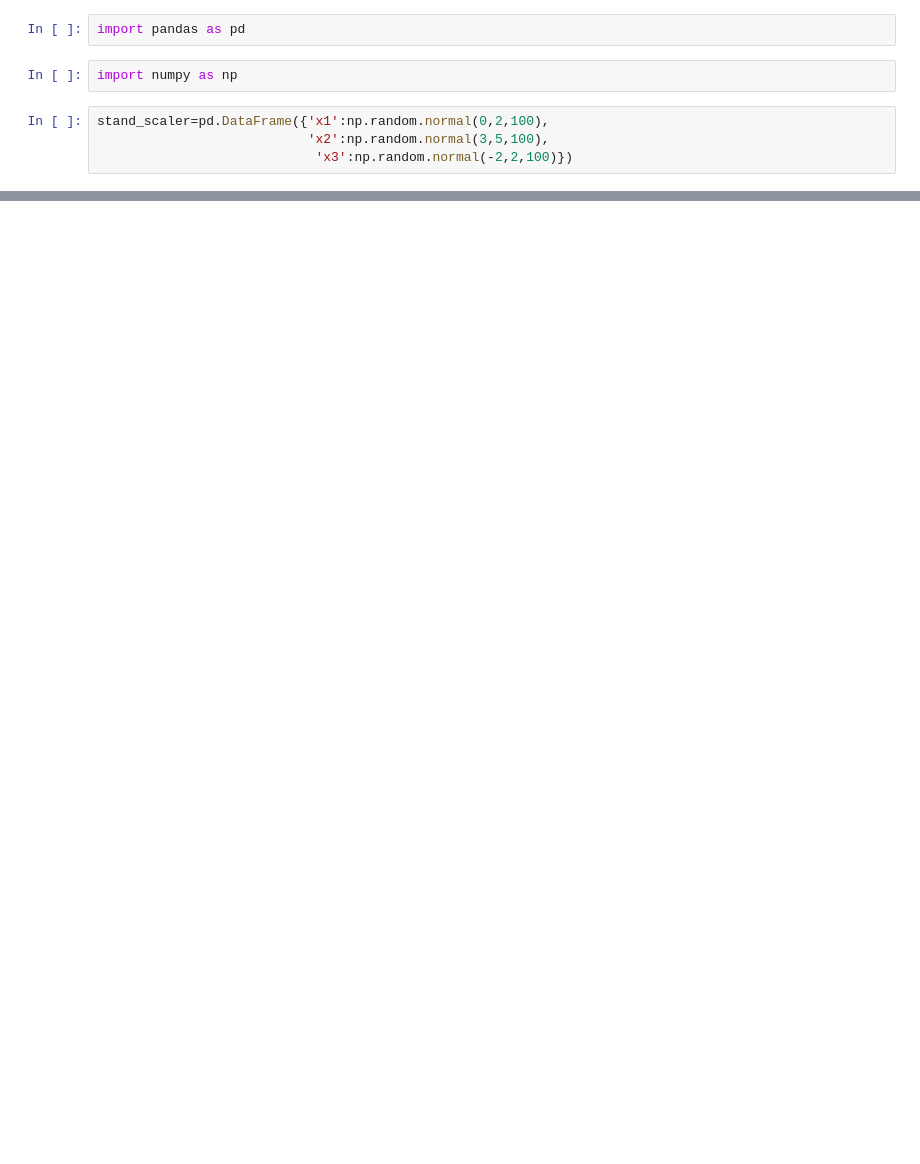
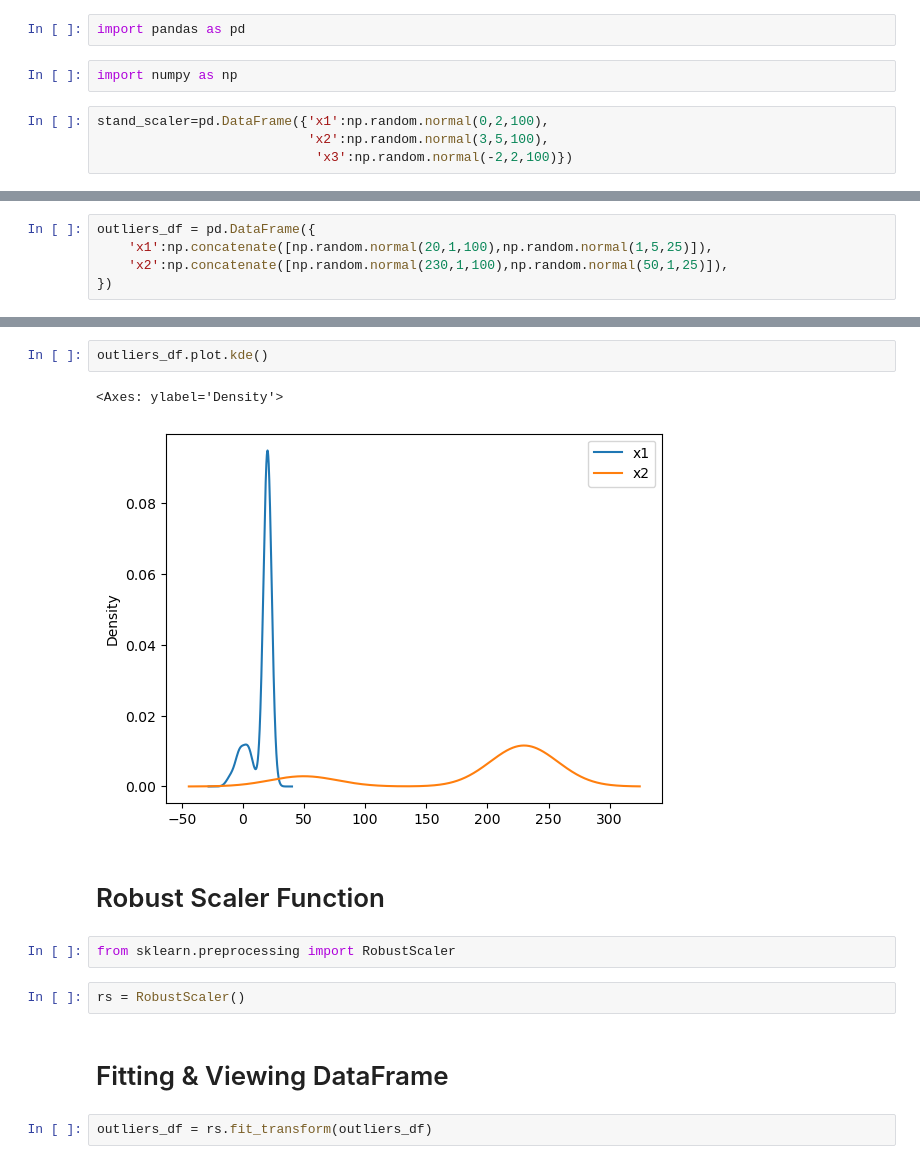
Before and after one commit to riyadhana262005/ML, a Jupyter notebook: WORKING WITH RANDOM NUMBERS.ipynb, the cells around one changed output, grey strips where cells are left out. Saved outputs shown, nothing was run; the diff lists cells and outputs as text; blank space fills up the shorter version.

```diff
--- a/WORKING WITH RANDOM NUMBERS.ipynb
+++ b/WORKING WITH RANDOM NUMBERS.ipynb
@@ -220,0 +289,5 @@ stand_scaler
+# %%
+outliers_df = pd.DataFrame({
+    'x1':np.concatenate([np.random.normal(20,1,100),np.random.normal(1,5,25)]),
+    'x2':np.concatenate([np.random.normal(230,1,100),np.random.normal(50,1,25)]),
+})
@@ -220,0 +310,15 @@ stand_scaler
+# %%
+outliers_df.plot.kde()
+# %% [output]
+<Axes: ylabel='Density'>
+[figure, added]
+# %% [markdown]
+# Robust Scaler Function
+# %%
+from sklearn.preprocessing import RobustScaler
+# %%
+rs = RobustScaler()
+# %% [markdown]
+# Fitting & Viewing DataFrame
+# %%
+outliers_df = rs.fit_transform(outliers_df)
```
Also changed, not shown: parts of 23 cells of this notebook.
